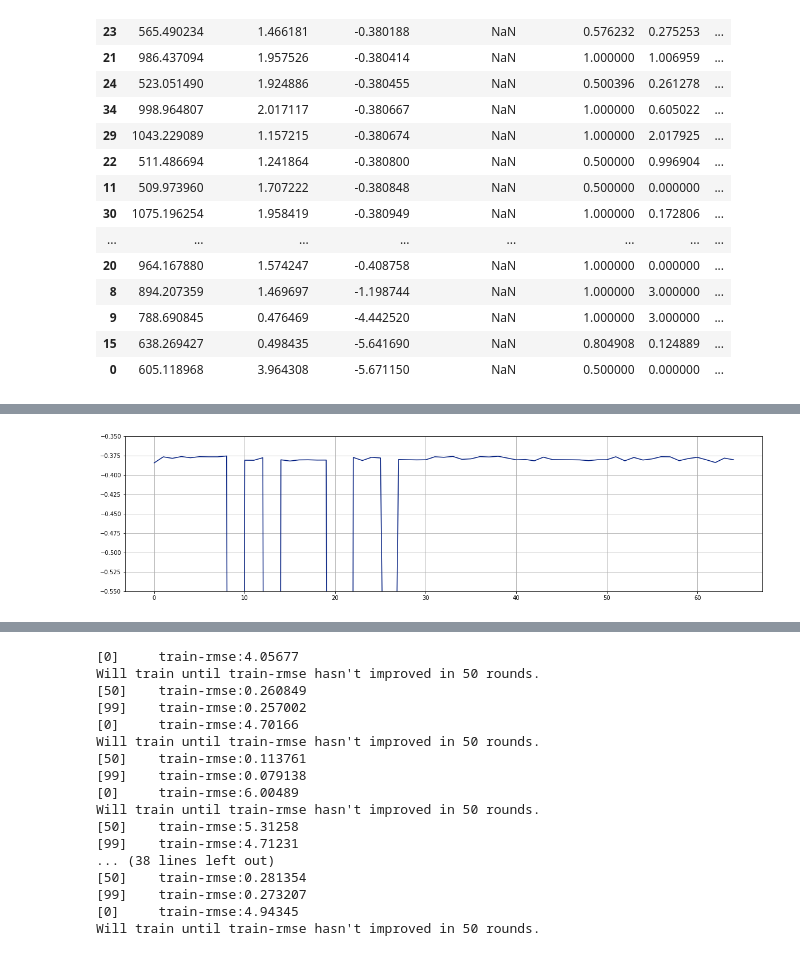
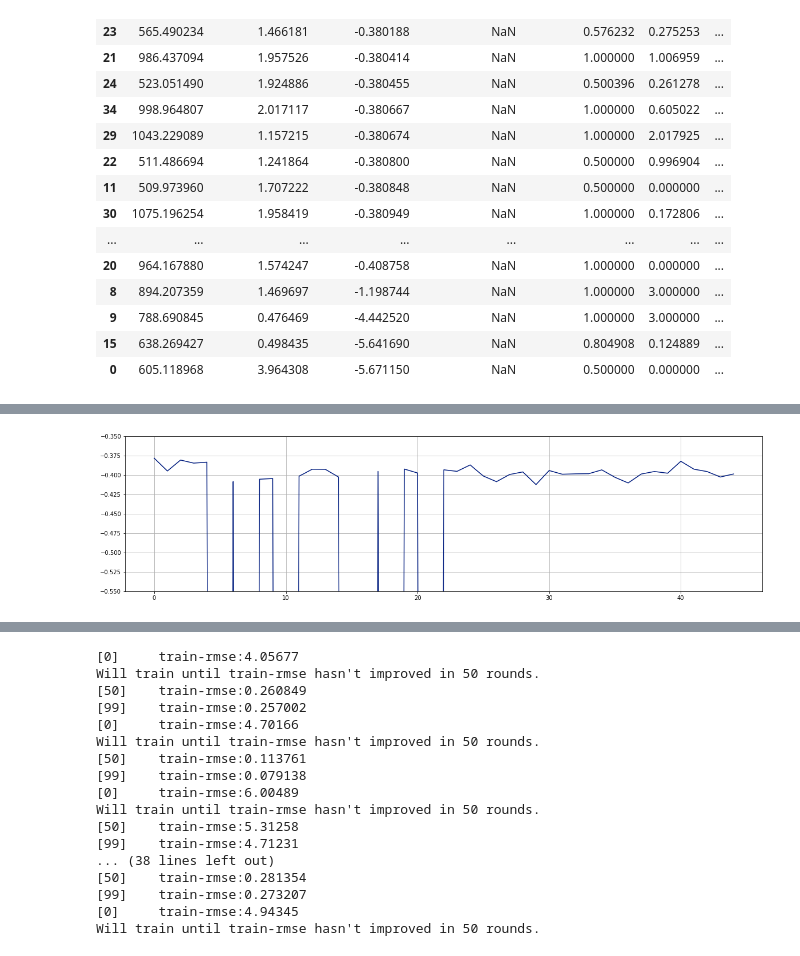
Before and after one commit to cebes/hyper-optimizer, a Jupyter notebook: main.ipynb, the cells around one changed output, grey strips where cells are left out. Drawn from its saved outputs; the diff is of its cells as text; code cells hidden in the pictures.

Commit message:
added bayes-optimization results

```diff
--- a/main.ipynb
+++ b/main.ipynb
@@ -673,12 +673,7 @@ bayes_opt.history_.plot()
-# %%
-y = [e.test_scores[0] for e in bayes_opt.history_.entries]
-f = plt.figure(figsize=(20, 5))
-plt.plot(range(len(bayes_opt.history_.entries)), y)
-plt.ylim(-0.55, -0.35)
-plt.grid()
-f
-# %% [output]
-[figure, removed]
+# %%
+draw_avg_test_score(bayes_opt.history_)
+# %% [output]
+[figure, added]
 # %%
 bayes_opt.best_test_score_
 # %% [output]
```
Also changed, not shown: parts of 13 cells of this notebook, 1 other file.
